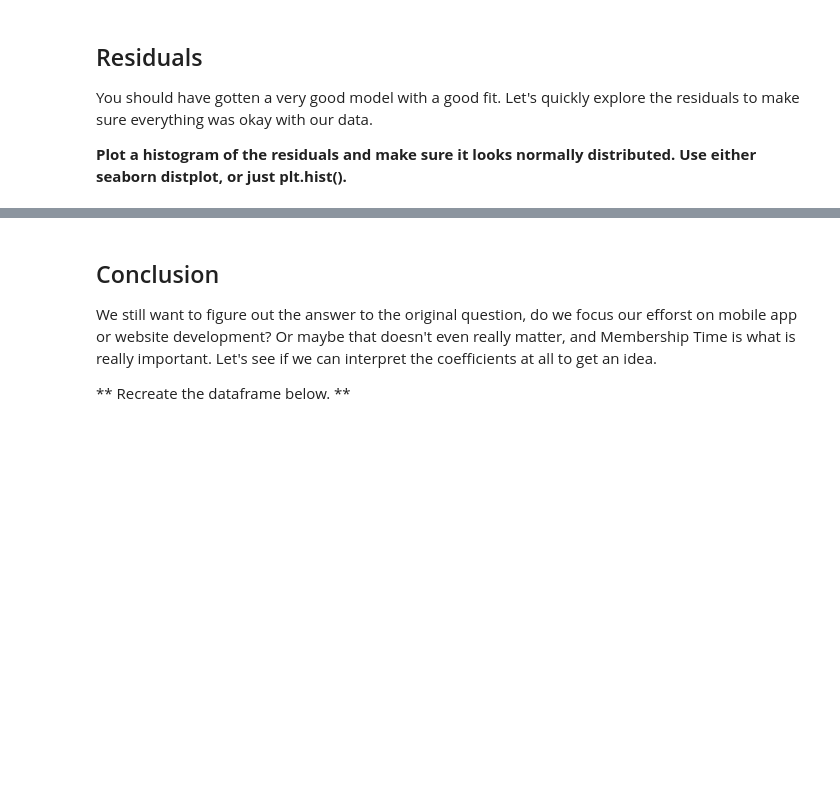
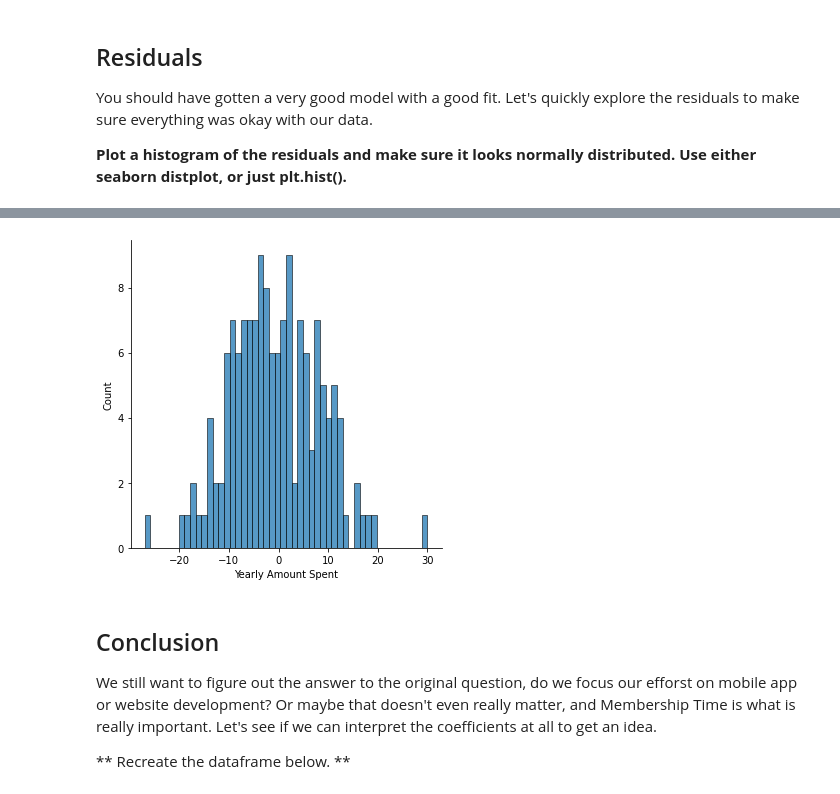
Before and after one commit to davidsmv/python_bootcamp, a Jupyter notebook: Refactored_Py_DS_ML_Bootcamp-master/11-Linear-Regression/02-Linear Regression Project.ipynb, the cells around one changed output, grey strips where cells are left out. Saved outputs shown, nothing was run; the diff lists cells and outputs as text; code cells hidden in the pictures; blank space fills up the shorter version.

```diff
--- a/Refactored_Py_DS_ML_Bootcamp-master/11-Linear-Regression/02-Linear Regression Project.ipynb
+++ b/Refactored_Py_DS_ML_Bootcamp-master/11-Linear-Regression/02-Linear Regression Project.ipynb
@@ -234,3 +239,7 @@ You should have gotten a very good model with a good fit. Let's quickly explore
+# %%
+sns.displot((y_test - predictions), bins=50)
+# %% [output]
+[figure, added]
 # %% [markdown]
 ## Conclusion
 We still want to figure out the answer to the original question, do we focus our efforst on mobile app or website development? Or maybe that doesn't even really matter, and Membership Time is what is really important.  Let's see if we can interpret the coefficients at all to get an idea.
```
Also changed, not shown: parts of 33 cells of this notebook, 1 other file.
